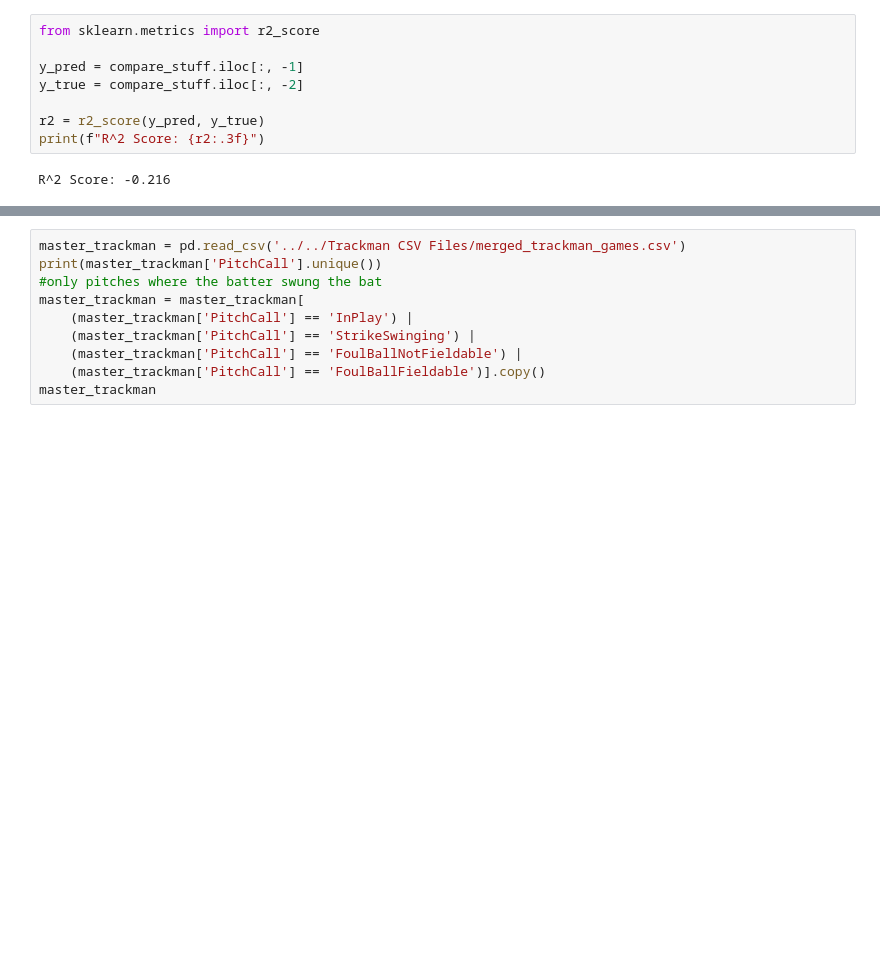
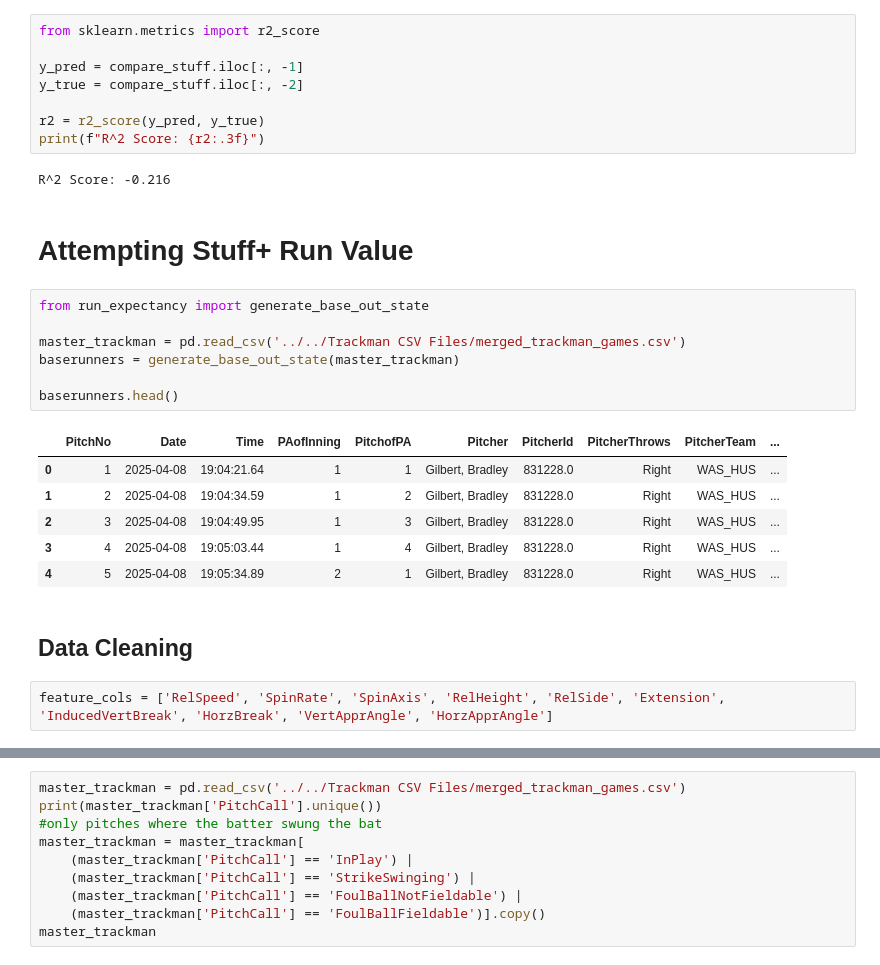
Before and after one commit to jackkalsched/UCSD_Baseball_25, a Jupyter notebook: Pitching/stuff+/stuff_plus.ipynb, the cells around one changed output, grey strips where cells are left out. Cells and saved outputs as stored; diff of their text form; blank space fills up the shorter version.

```diff
--- a/Pitching/stuff+/stuff_plus.ipynb
+++ b/Pitching/stuff+/stuff_plus.ipynb
@@ -376,3 +376,23 @@ r2 = r2_score(y_pred, y_true)
 print(f"R^2 Score: {r2:.3f}")
 # %% [output]
 R^2 Score: -0.216
+# %% [markdown]
+# Attempting Stuff+ Run Value
+# %%
+from run_expectancy import generate_base_out_state
+
+master_trackman = pd.read_csv('../../Trackman CSV Files/merged_trackman_games.csv')
+baserunners = generate_base_out_state(master_trackman)
+
+baserunners.head()
+# %% [output]
+|  | PitchNo | Date | Time | PAofInning | PitchofPA | Pitcher | PitcherId | PitcherThrows | PitcherTeam | ... |
+| 0 | 1 | 2025-04-08 | 19:04:21.64 | 1 | 1 | Gilbert, Bradley | 831228.0 | Right | WAS_HUS | ... |
+| 1 | 2 | 2025-04-08 | 19:04:34.59 | 1 | 2 | Gilbert, Bradley | 831228.0 | Right | WAS_HUS | ... |
+| 2 | 3 | 2025-04-08 | 19:04:49.95 | 1 | 3 | Gilbert, Bradley | 831228.0 | Right | WAS_HUS | ... |
+| 3 | 4 | 2025-04-08 | 19:05:03.44 | 1 | 4 | Gilbert, Bradley | 831228.0 | Right | WAS_HUS | ... |
+| 4 | 5 | 2025-04-08 | 19:05:34.89 | 2 | 1 | Gilbert, Bradley | 831228.0 | Right | WAS_HUS | ... |
+# %% [markdown]
+## Data Cleaning
+# %%
+feature_cols = ['RelSpeed', 'SpinRate', 'SpinAxis', 'RelHeight', 'RelSide', 'Extension', 'InducedVertBreak', 'HorzBreak', 'VertApprAngle', 'HorzApprAngle']
```
Also changed, not shown: parts of 2 cells of this notebook, 2 other files.
